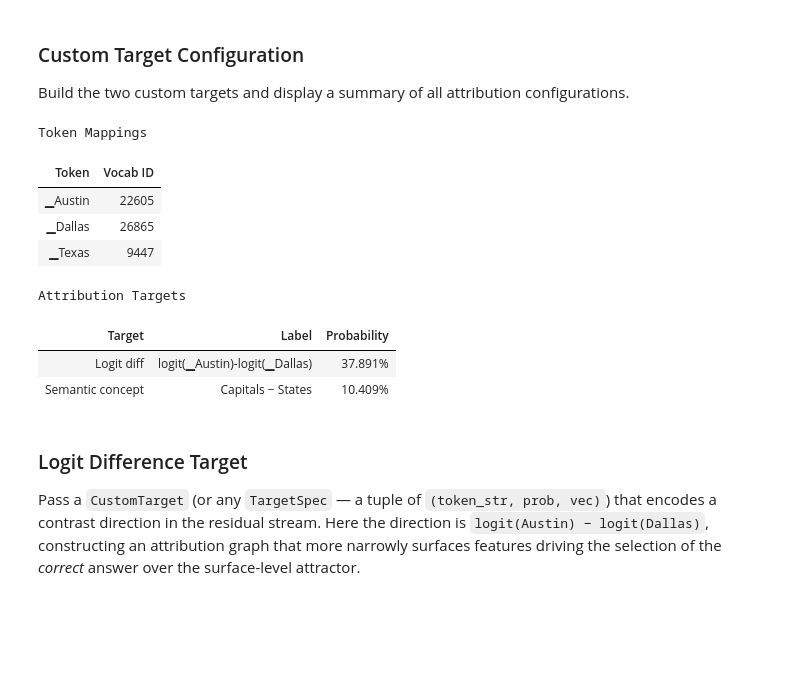
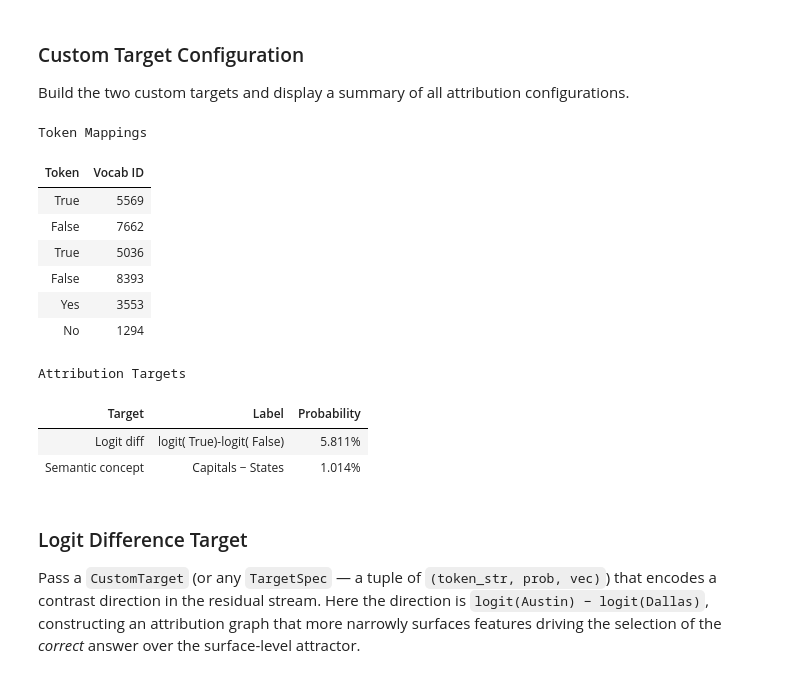
Before and after one commit to hollolaszlo88/thesis_circuit_breaker, a Jupyter notebook: my_work/notebooks/runpod_baseline_true_false.ipynb, the cells around one changed output. Saved outputs shown, nothing was run; the diff lists cells and outputs as text; code cells hidden in the pictures; blank space fills up the shorter version.

```diff
--- a/my_work/notebooks/runpod_baseline_true_false.ipynb
+++ b/my_work/notebooks/runpod_baseline_true_false.ipynb
@@ -337,8 +337,8 @@ This section explores the three simplest ways to specify attribution targets:
 # %%
 # Define the prompt, shared attribution parameters, and the three reference tokens (`▁Austin`, `▁Dallas`, `▁Texas`).
 
-prompt = "Fact: the capital of the state containing Dallas is"
-token_x, token_y = "▁Austin", "▁Dallas"
+prompt = "Statement: Fact: the capital of the state containing Dallas is Austin. Answer:"
+token_x, token_y = " True", " False"
 
 # Shared attribution kwargs (apply to all runs)
 # Note: max_n_logits / desired_logit_prob only apply to salient-logit mode
@@ -354,13 +354,18 @@ attr_kwargs = dict(
 tokenizer = model.tokenizer
 idx_x = tokenizer.encode(token_x, add_special_tokens=False)[-1]
 idx_y = tokenizer.encode(token_y, add_special_tokens=False)[-1]
-idx_texas = tokenizer.encode("▁Texas", add_special_tokens=False)[-1]
+idx_true  = tokenizer.encode("True", add_special_tokens=False)[-1]
+idx_false = tokenizer.encode("False", add_special_tokens=False)[-1]
+idx_yes   = tokenizer.encode("Yes", add_special_tokens=False)[-1]
+idx_no    = tokenizer.encode("No", add_special_tokens=False)[-1]
 
 # Bind the tokenizer and key tokens for display helpers
 display_topk = partial(
     display_topk_token_predictions,
     tokenizer=tokenizer,
-    key_tokens=[(token_x, idx_x), (token_y, idx_y), ("▁Texas", idx_texas)],
+    key_tokens=[(token_x, idx_x), (token_y, idx_y),
+                ("True", idx_true), ("False", idx_false),
+                ("Yes", idx_yes), ("No", idx_no)],
 )
 
 # Show baseline token probabilities
@@ -368,8 +373,8 @@ input_ids = model.ensure_tokenized(prompt)
 with torch.no_grad():
     baseline_logits, _ = model.get_activations(input_ids)
 
-key_ids = [idx_x, idx_y, idx_texas]
-key_labels = [token_x, token_y, "▁Texas"]
+key_ids = [idx_x, idx_y, idx_true, idx_false, idx_yes, idx_no]
+key_labels = [token_x, token_y, "True", "False", "Yes", "No"]
 display_token_probs(baseline_logits, key_ids, key_labels, title="Baseline probabilities")
 # %% [output]
 Baseline probabilities
@@ -629,31 +633,36 @@ Build the two custom targets and display a summary of all attribution configurat
 # %%
 # Build the custom diff-target: logit(Austin) − logit(Dallas)
 custom_target, _, _ = build_custom_diff_target(
     model, prompt, token_x, token_y, backend=backend
 )
 
 # Build the semantic concept target: Capital Cities − States
 capitals = ["▁Austin", "▁Sacramento", "▁Olympia", "▁Atlanta"]
 states   = ["▁Texas", "▁California", "▁Washington", "▁Georgia"]
 semantic_target = build_semantic_concept_target(
     model, prompt, capitals, states,
     label="Capitals − States", backend=backend,
 )
 
 display_attribution_config(
-    token_pairs=[(token_x, idx_x), (token_y, idx_y), ("▁Texas", idx_texas)],
+    token_pairs=[(token_x, idx_x), (token_y, idx_y),
+                 ("True", idx_true), ("False", idx_false),
+                 ("Yes", idx_yes), ("No", idx_no)],
     target_pairs=[("Logit diff", custom_target), ("Semantic concept", semantic_target)],
 )
 # %% [output]
 Token Mappings
 | Token | Vocab ID |
-| ▁Austin | 22605 |
-| ▁Dallas | 26865 |
-| ▁Texas | 9447 |
+| True | 5569 |
+| False | 7662 |
+| True | 5036 |
+| False | 8393 |
+| Yes | 3553 |
+| No | 1294 |
 Attribution Targets
 | Target | Label | Probability |
-| Logit diff | logit(▁Austin)-logit(▁Dallas) | 37.891% |
-| Semantic concept | Capitals − States | 10.409% |
+| Logit diff | logit( True)-logit( False) | 5.811% |
+| Semantic concept | Capitals − States | 1.014% |
 # %% [markdown]
 ### Logit Difference Target
 
```
Also changed, not shown: parts of 12 cells of this notebook, 3 other files.
